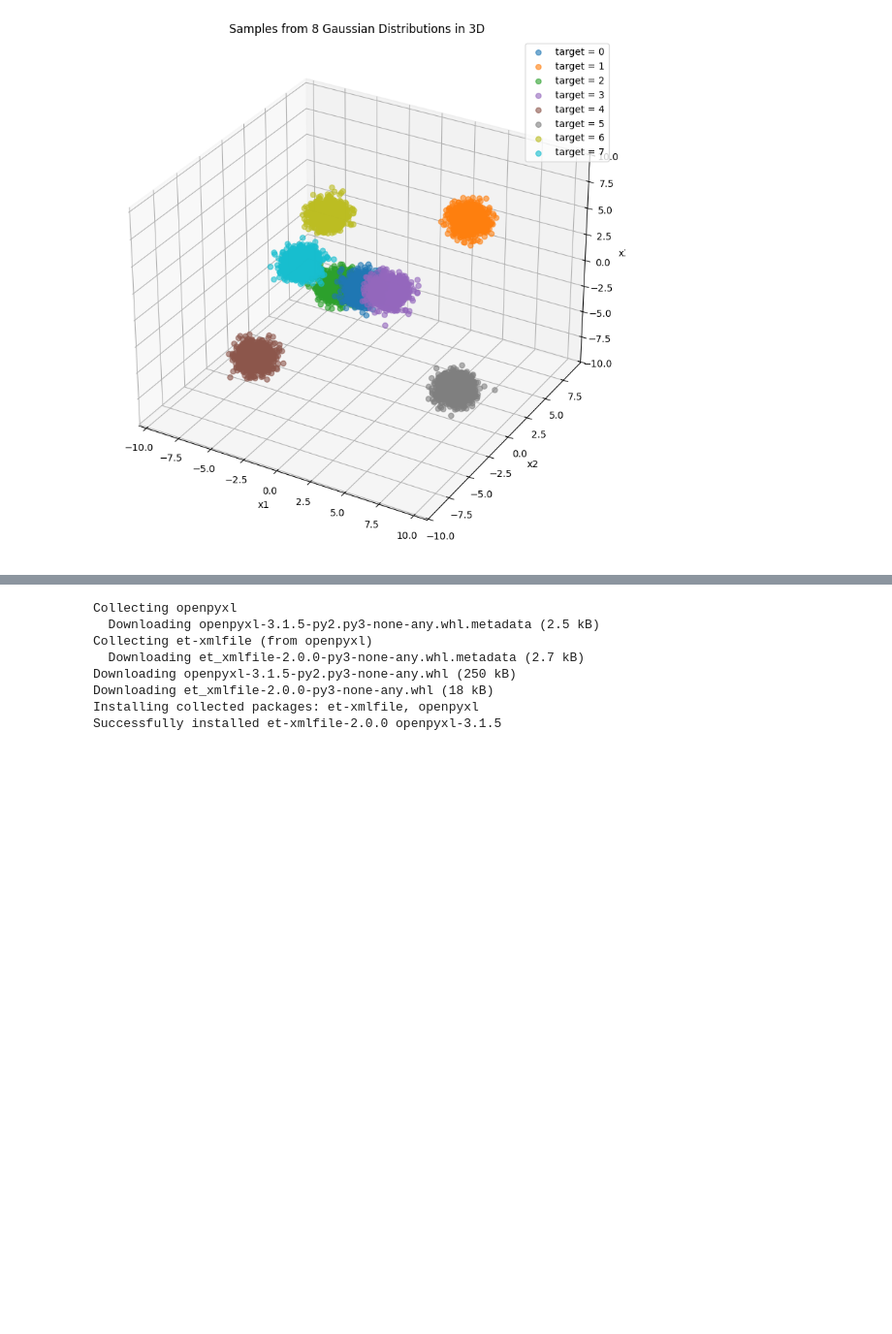
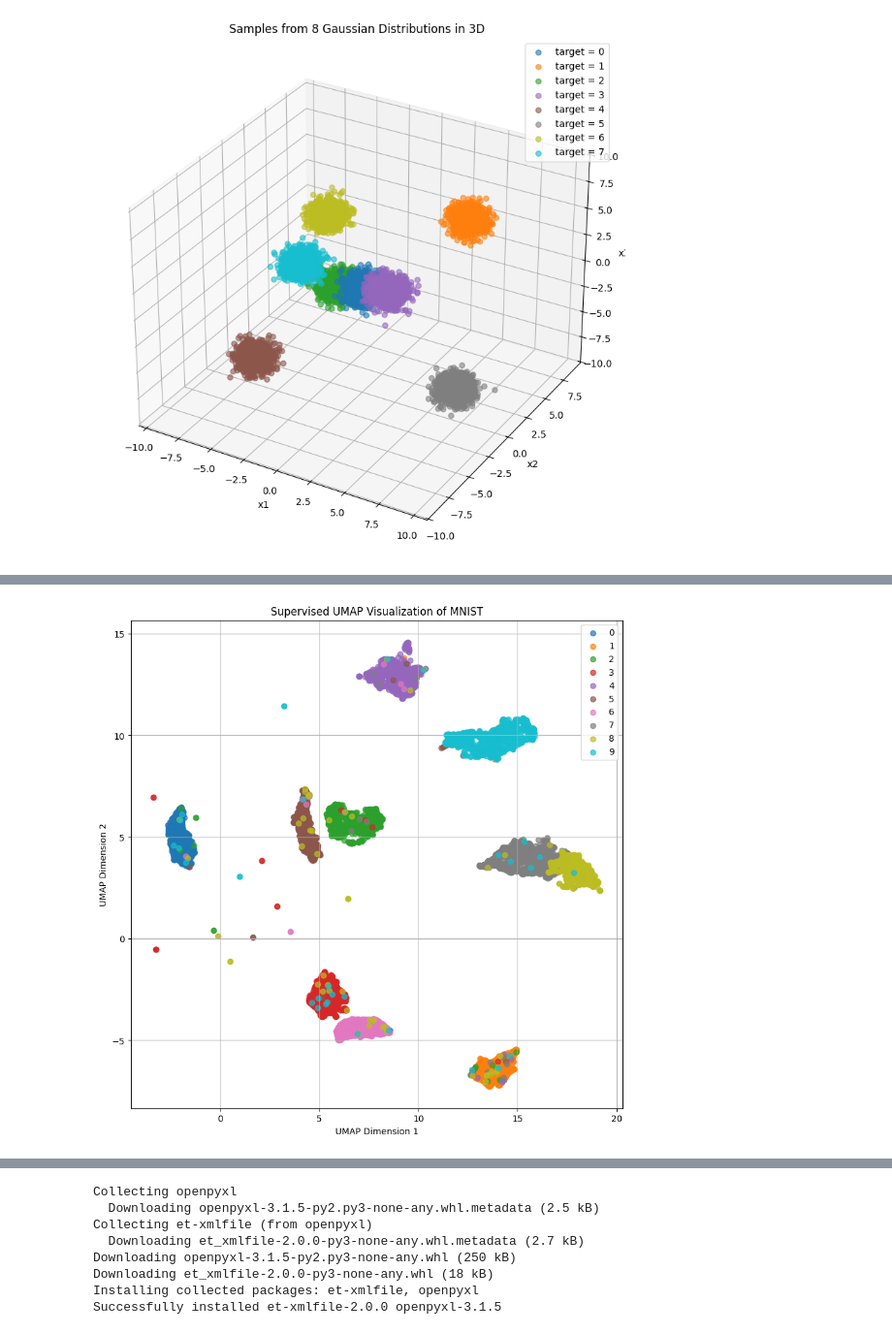
Before and after one commit to takano-lab/data-collaboration-analysis, a Jupyter notebook: src/suetake_debug.ipynb, the cells around one changed output, grey strips where cells are left out. Shown at 97% size. Drawn from its saved outputs; the diff is of its cells as text; code cells hidden in the pictures; blank space fills up the shorter version.

```diff
--- a/src/suetake_debug.ipynb
+++ b/src/suetake_debug.ipynb
@@ -771,0 +856,46 @@ df
+# %%
+import numpy as np
+import matplotlib.pyplot as plt
+import umap.umap_ as umap
+from sklearn.datasets import fetch_openml
+
+# MNIST データセットのダウンロード
+mnist = fetch_openml('mnist_784', version=1, as_frame=False)
+X = mnist.data
+y = mnist.target.astype(int)
+
+# 計算量削減のため、ランダムに 10000 件を抽出
+np.random.seed(42)
+indices = np.random.choice(X.shape[0], 10000, replace=False)
+X_subset = X[indices]
+y_subset = y[indices]
+
+# 教師あり UMAP モデルの作成と適用
+umap_model = umap.UMAP(
+    n_components=3,
+    n_neighbors=5,
+    min_dist=0.1,
+    target_metric='categorical',  # ラベルをカテゴリとして扱う
+    target_weight=0.7,            # ラベルの効きを調整 (0=無視, 1=ラベル重視)
+    random_state=42
+)
+X_umap = umap_model.fit_transform(X_subset, y_subset)
+
+# プロットの設定
+plt.figure(figsize=(10, 10))
+
+# 各クラス（0〜9）のプロット
+for i in range(10):
+    idx = y_subset == i
+    plt.scatter(X_umap[idx, 0], X_umap[idx, 1], label=str(i), alpha=0.7)
+
+# プロットの装飾
+plt.legend()
+plt.title("Supervised UMAP Visualization of MNIST")
+plt.xlabel("UMAP Dimension 1")
+plt.ylabel("UMAP Dimension 2")
+plt.grid(True)
+plt.savefig('UMAP_supervised.png')
+plt.show()
+# %% [output]
+[figure, added]
```
Also changed, not shown: parts of 4 cells of this notebook, 5 other files.
